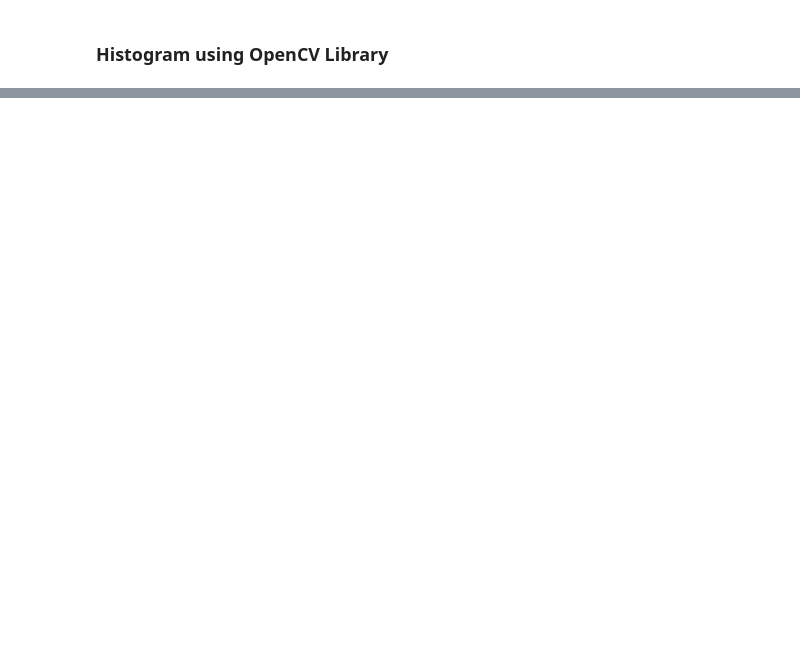
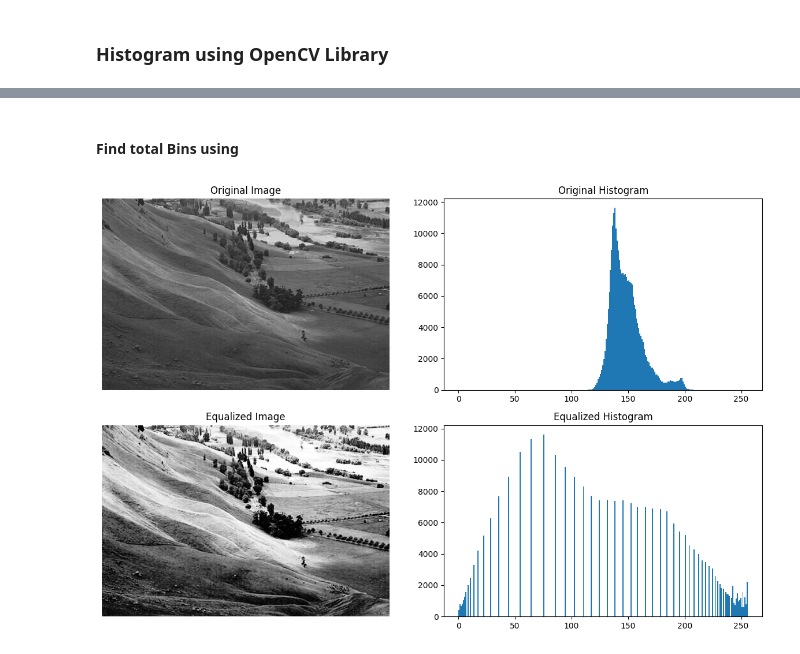
Before and after one commit to MathematicGuy/Machine-Learning-2024, a Jupyter notebook: Learn/ComputerVision/Histogram/histogram.ipynb, the cells around one changed output, grey strips where cells are left out. Saved outputs shown, nothing was run; the diff lists cells and outputs as text; code cells hidden in the pictures; blank space fills up the shorter version.

```diff
--- a/Learn/ComputerVision/Histogram/histogram.ipynb
+++ b/Learn/ComputerVision/Histogram/histogram.ipynb
@@ -67,0 +141,43 @@ plt.show()
+# %% [markdown]
+#### Find total Bins using
+# %%
+def bits_require(integer):
+    # Iterate through [0, 8]
+    for n in range(0, 8+1): # because maximum color range is 255
+        if (2**n) >= integer:
+            # print(f'bits range: 2^{n}={2**n} to store {integer}')
+            return 2**n
+# %%
+def probability_distribution(histogram):
+    total_pixels_value = sum(histogram.values())
+    pdf_histogram = {key: value / total_pixels_value for key, value in histogram.items()}
+    return pdf_histogram
+
+def cumulativesum_distribution(histogram): # Sum of PDF
+    cdf_histogram = {}
+    cumulative_sum = 0.0
+
+    for color_value, normalized_frequency in histogram.items(): # ensure color is from 0 to 255
+        cumulative_sum += normalized_frequency
+        cdf_histogram[color_value] = cumulative_sum
+
+    return cdf_histogram
+# %%
+def replace_pixel(image, equalized_histogram):
+    """
+    Replace old pixel values in the image with new equalized values.
+
+    Args:
+        image (2D list or NumPy array): Grayscale image to process.
+        equalized_histogram (dict): Mapping of old pixel values to new equalized values.
+
+    Returns:
+        np.ndarray: Image with updated pixel values.
+    """
+
+    image = np.array(image, dtype=int)
+
+    # Apply the equalized histogram as a lookup table
+    equalized_image = np.vectorize(equalized_histogram.get)(image)
+
+    return equalized_image
@@ -67,0 +251,5 @@ plt.show()
+# %%
+equalized_image, _ = histogram_equalization_image(image)
+plot_histogram(image, equalized_image)
+# %% [output]
+[figure, added]
```
Also changed, not shown: parts of 13 cells of this notebook, 9 other files.
